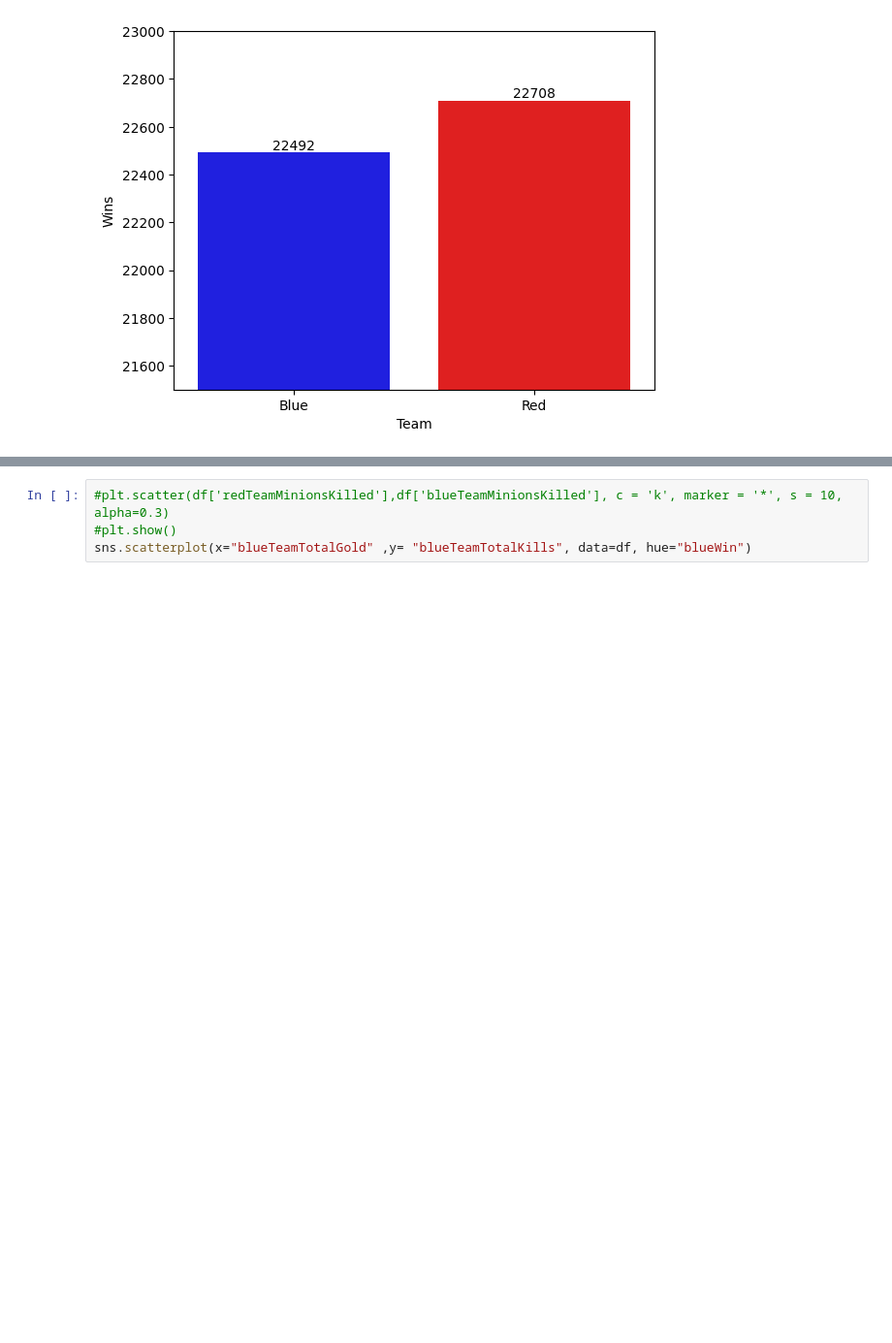
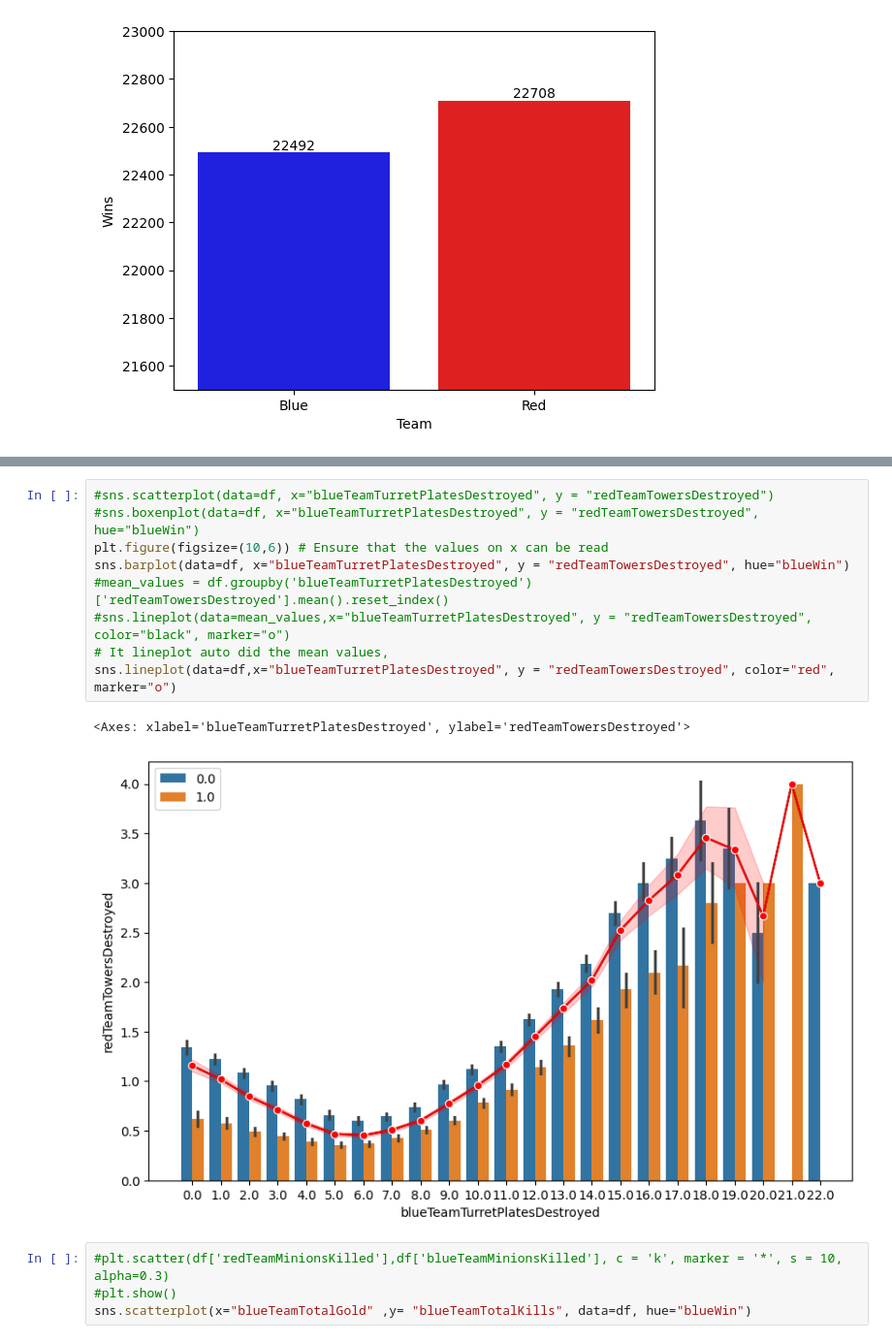
Before and after one commit to KOlCIqwq/Data_Science_Project, a Jupyter notebook: Final_Project/Main.ipynb, the cells around one changed output, grey strips where cells are left out. Shown at 97% size. Drawn from its saved outputs; the diff is of its cells as text; blank space fills up the shorter version.

Commit message:
added a graph

```diff
--- a/Final_Project/Main.ipynb
+++ b/Final_Project/Main.ipynb
@@ -240,3 +260,15 @@ Passing `palette` without assigning `hue` is deprecated and will be removed in v
+# %%
+#sns.scatterplot(data=df, x="blueTeamTurretPlatesDestroyed", y = "redTeamTowersDestroyed")
+#sns.boxenplot(data=df, x="blueTeamTurretPlatesDestroyed", y = "redTeamTowersDestroyed", hue="blueWin")
+plt.figure(figsize=(10,6)) # Ensure that the values on x can be read
+sns.barplot(data=df, x="blueTeamTurretPlatesDestroyed", y = "redTeamTowersDestroyed", hue="blueWin")
+#mean_values = df.groupby('blueTeamTurretPlatesDestroyed')['redTeamTowersDestroyed'].mean().reset_index()
+#sns.lineplot(data=mean_values,x="blueTeamTurretPlatesDestroyed", y = "redTeamTowersDestroyed", color="black", marker="o")
+# It lineplot auto did the mean values,
+sns.lineplot(data=df,x="blueTeamTurretPlatesDestroyed", y = "redTeamTowersDestroyed", color="red", marker="o")
+# %% [output]
+<Axes: xlabel='blueTeamTurretPlatesDestroyed', ylabel='redTeamTowersDestroyed'>
+[figure, added]
 # %%
 #plt.scatter(df['redTeamMinionsKilled'],df['blueTeamMinionsKilled'], c = 'k', marker = '*', s = 10, alpha=0.3)
 #plt.show()
```
Also changed, not shown: parts of 4 cells of this notebook.
